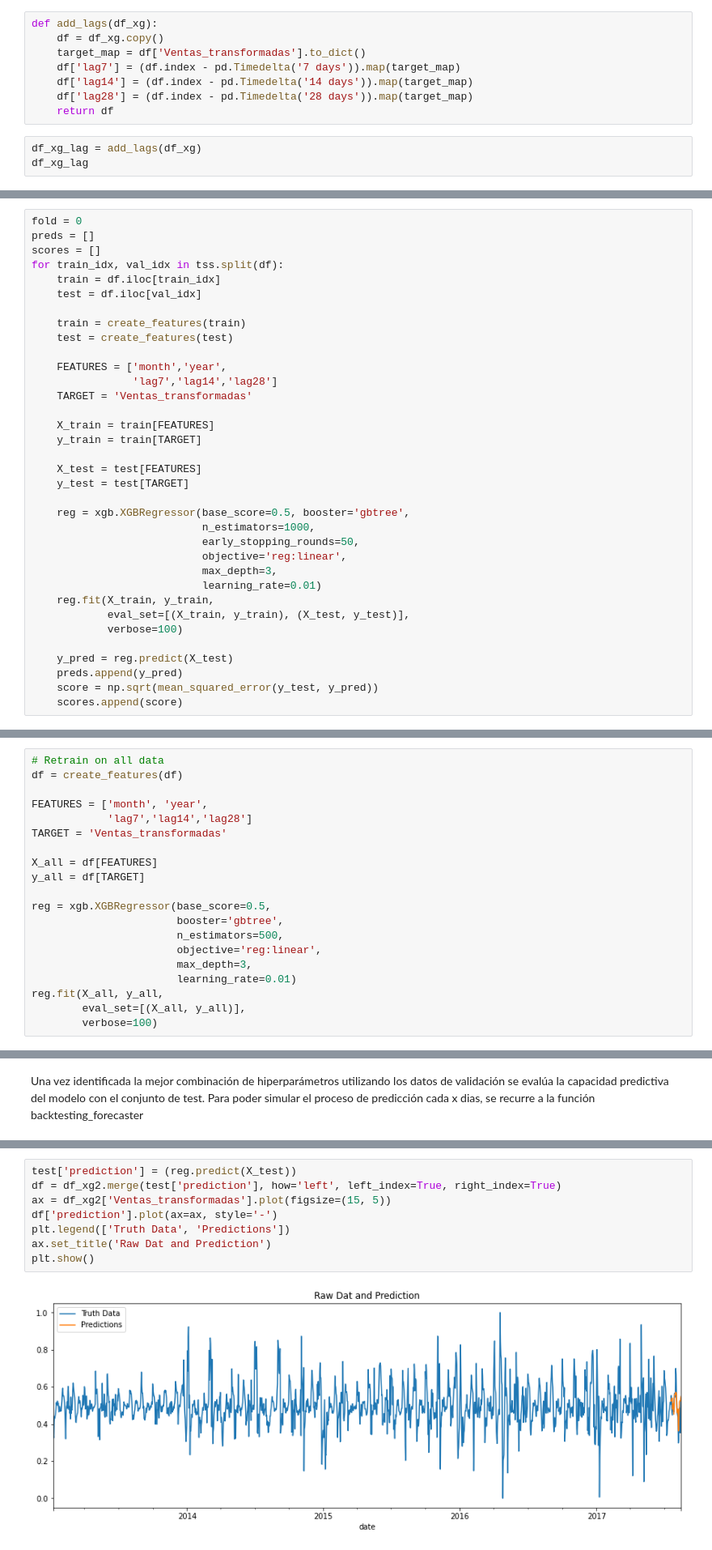
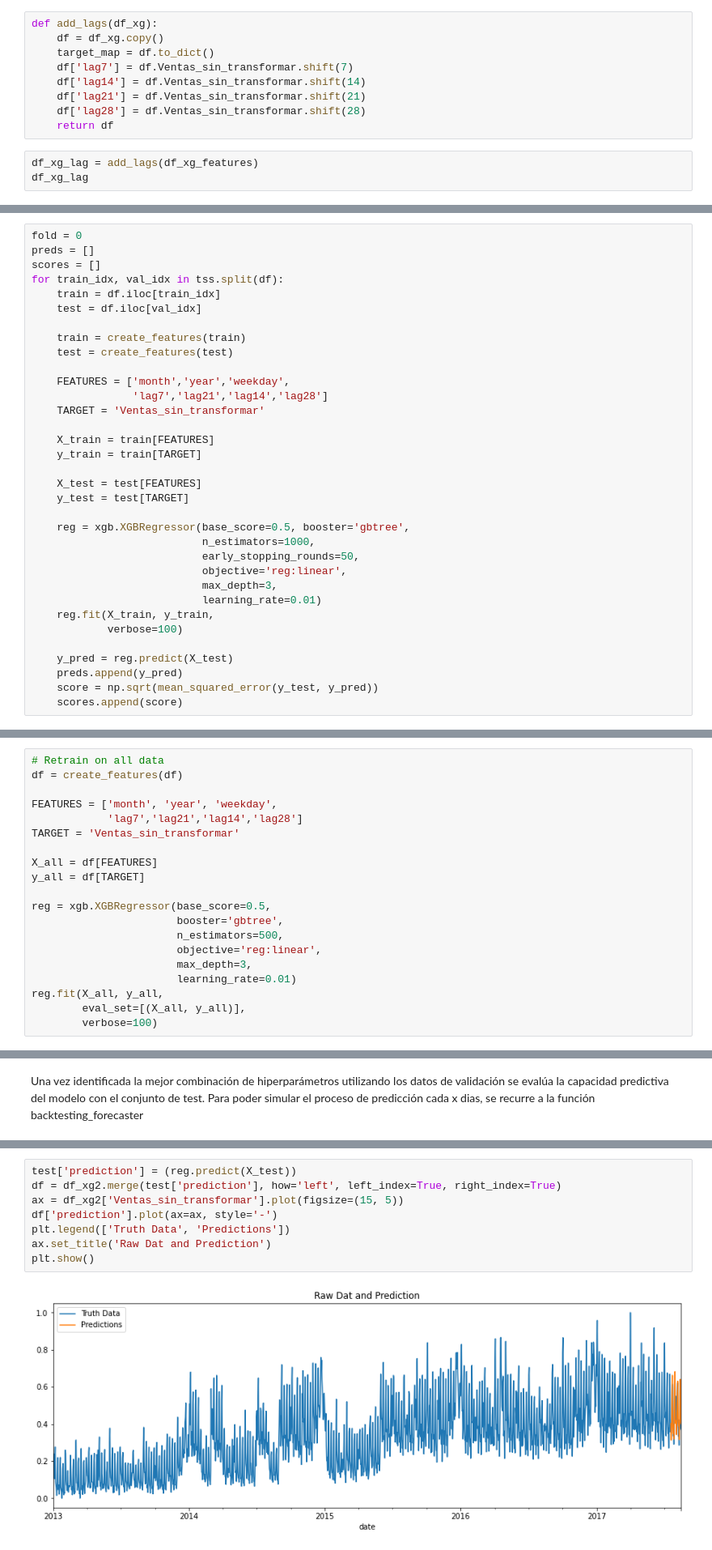
Before and after one commit to CHRISTIANDAGATTI/Mentoria_Series_Temporales, a Jupyter notebook: TP3_aprendizaje_supervisado_20220913.ipynb, the cells around one changed output, grey strips where cells are left out. Shown at 81% size. Cells and saved outputs as stored; diff of their text form.

```diff
--- a/TP3_aprendizaje_supervisado_20220913.ipynb
+++ b/TP3_aprendizaje_supervisado_20220913.ipynb
@@ -1577,12 +1598,13 @@ Funciones de retraso
 # %%
 def add_lags(df_xg):
     df = df_xg.copy()
-    target_map = df['Ventas_transformadas'].to_dict()
-    df['lag7'] = (df.index - pd.Timedelta('7 days')).map(target_map)
-    df['lag14'] = (df.index - pd.Timedelta('14 days')).map(target_map)
-    df['lag28'] = (df.index - pd.Timedelta('28 days')).map(target_map)
+    target_map = df.to_dict()
+    df['lag7'] = df.Ventas_sin_transformar.shift(7)
+    df['lag14'] = df.Ventas_sin_transformar.shift(14)
+    df['lag21'] = df.Ventas_sin_transformar.shift(21)
+    df['lag28'] = df.Ventas_sin_transformar.shift(28)
     return df
 # %%
-df_xg_lag = add_lags(df_xg)
+df_xg_lag = add_lags(df_xg_features)
 df_xg_lag
 # %% [output]
@@ -1632,9 +1654,9 @@ for train_idx, val_idx in tss.split(df):
     train = create_features(train)
     test = create_features(test)
 
-    FEATURES = ['month','year',
-                'lag7','lag14','lag28']
-    TARGET = 'Ventas_transformadas'
+    FEATURES = ['month','year','weekday',
+                'lag7','lag21','lag14','lag28']
+    TARGET = 'Ventas_sin_transformar'
 
     X_train = train[FEATURES]
     y_train = train[TARGET]
@@ -1649,7 +1671,6 @@ for train_idx, val_idx in tss.split(df):
                            max_depth=3,
                            learning_rate=0.01)
     reg.fit(X_train, y_train,
-            eval_set=[(X_train, y_train), (X_test, y_test)],
             verbose=100)
 
     y_pred = reg.predict(X_test)
@@ -1691,9 +1700,9 @@ Ejecute esas fechas a través de nuestro código de creación de característica
 # Retrain on all data
 df = create_features(df)
 
-FEATURES = ['month', 'year',
-            'lag7','lag14','lag28']
-TARGET = 'Ventas_transformadas'
+FEATURES = ['month', 'year', 'weekday',
+            'lag7','lag21','lag14','lag28']
+TARGET = 'Ventas_sin_transformar'
 
 X_all = df[FEATURES]
 y_all = df[TARGET]
@@ -2027,13 +2084,13 @@ df_xg2.tail(5)
 # %%
 test['prediction'] = (reg.predict(X_test))
 df = df_xg2.merge(test['prediction'], how='left', left_index=True, right_index=True)
-ax = df_xg2['Ventas_transformadas'].plot(figsize=(15, 5))
+ax = df_xg2['Ventas_sin_transformar'].plot(figsize=(15, 5))
 df['prediction'].plot(ax=ax, style='-')
 plt.legend(['Truth Data', 'Predictions'])
 ax.set_title('Raw Dat and Prediction')
 plt.show()
 # %% [output]
-[figure, old version]
+[figure, new version]
 # %% [markdown]
 # **RESUMEN**
 # %% [markdown]
```
Also changed, not shown: parts of 39 cells of this notebook.
